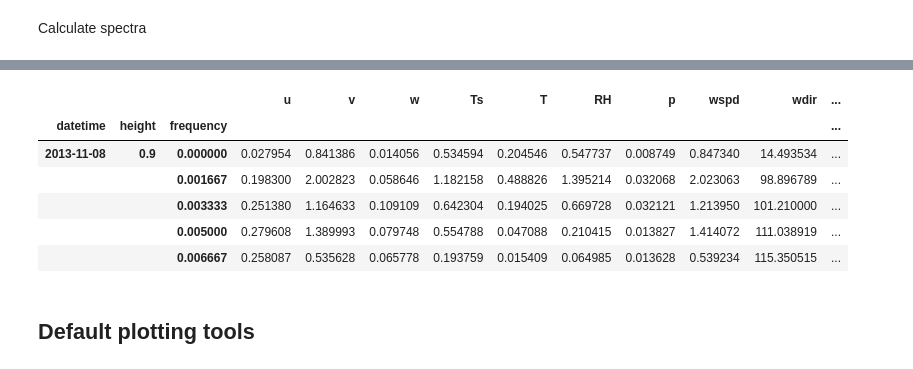
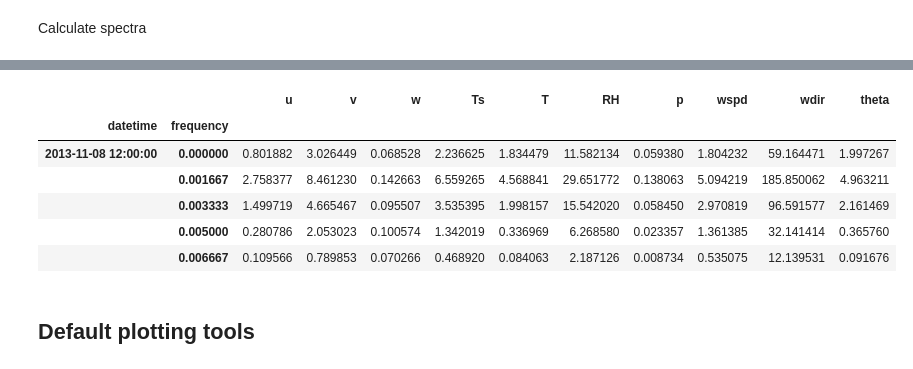
Before and after one commit to a2e-mmc/mmctools, a Jupyter notebook: example_plotting.ipynb, the cells around one changed output, grey strips where cells are left out. Cells and saved outputs as stored; diff of their text form; code cells hidden in the pictures.

```diff
--- a/example_plotting.ipynb
+++ b/example_plotting.ipynb
@@ -68,11 +53,3 @@ df10 = df.unstack().resample('10min').mean().stack()
 df10['wspd'], df10['wdir'] = calc_wind(df10)
 # %% [markdown]
 Calculate spectra
-# %%
-# df is missing some timestamps, which will cause a problem when computing spectra.
-# therefore, we first reindex the dataframe
-start = df.index.levels[0][0]
-end   = df.index.levels[0][-1]
-new_index = pd.date_range(start,end,freq='1s',name='datetime')
-df = df.unstack().reindex(index=new_index).interpolate(method='index').stack()
-df.index.levels[0]
@@ -92,6 +56,7 @@ DatetimeIndex(['2013-11-08 00:00:00', '2013-11-08 00:00:01',
 # %%
-time_intervals=pd.date_range('2013-11-08 00:00:00','2013-11-10 00:00:00',freq='1h')
-%time df_spectra = power_spectral_density(df,time_intervals)
+%time df_spectra = power_spectral_density(df.xs(74.7,level='height'),tstart=pd.to_datetime('2013-11-08 12:00:00'),interval='1h')
+df_spectra['datetime']=pd.to_datetime('2013-11-08 12:00:00')
+df_spectra = df_spectra.set_index(['datetime','frequency'])
 df_spectra.head()
 # CPU times: user 1min 6s, sys: 2.91 s, total: 1min 9s
 # Wall time: 1min 9s
@@ -101,10 +66,10 @@ Wall time: 1min 37s
-|  |  |  | u | v | w | Ts | T | RH | p | wspd | wdir | ... |
-| datetime | height | frequency |  |  |  |  |  |  |  |  |  | ... |
-| 2013-11-08 | 0.9 | 0.000000 | 0.027954 | 0.841386 | 0.014056 | 0.534594 | 0.204546 | 0.547737 | 0.008749 | 0.847340 | 14.493534 | ... |
-|  |  | 0.001667 | 0.198300 | 2.002823 | 0.058646 | 1.182158 | 0.488826 | 1.395214 | 0.032068 | 2.023063 | 98.896789 | ... |
-|  |  | 0.003333 | 0.251380 | 1.164633 | 0.109109 | 0.642304 | 0.194025 | 0.669728 | 0.032121 | 1.213950 | 101.210000 | ... |
-|  |  | 0.005000 | 0.279608 | 1.389993 | 0.079748 | 0.554788 | 0.047088 | 0.210415 | 0.013827 | 1.414072 | 111.038919 | ... |
-|  |  | 0.006667 | 0.258087 | 0.535628 | 0.065778 | 0.193759 | 0.015409 | 0.064985 | 0.013628 | 0.539234 | 115.350515 | ... |
+|  |  | u | v | w | Ts | T | RH | p | wspd | wdir | theta |
+| datetime | frequency |  |  |  |  |  |  |  |  |  |  |
+| 2013-11-08 12:00:00 | 0.000000 | 0.801882 | 3.026449 | 0.068528 | 2.236625 | 1.834479 | 11.582134 | 0.059380 | 1.804232 | 59.164471 | 1.997267 |
+|  | 0.001667 | 2.758377 | 8.461230 | 0.142663 | 6.559265 | 4.568841 | 29.651772 | 0.138063 | 5.094219 | 185.850062 | 4.963211 |
+|  | 0.003333 | 1.499719 | 4.665467 | 0.095507 | 3.535395 | 1.998157 | 15.542020 | 0.058450 | 2.970819 | 96.591577 | 2.161469 |
+|  | 0.005000 | 0.280786 | 2.053023 | 0.100574 | 1.342019 | 0.336969 | 6.268580 | 0.023357 | 1.361385 | 32.141414 | 0.365760 |
+|  | 0.006667 | 0.109566 | 0.789853 | 0.070266 | 0.468920 | 0.084063 | 2.187126 | 0.008734 | 0.535075 | 12.139531 | 0.091676 |
 # %% [markdown]
 ## Default plotting tools
 # %%
```
Also changed, not shown: parts of 4 cells of this notebook, 1 other file.
